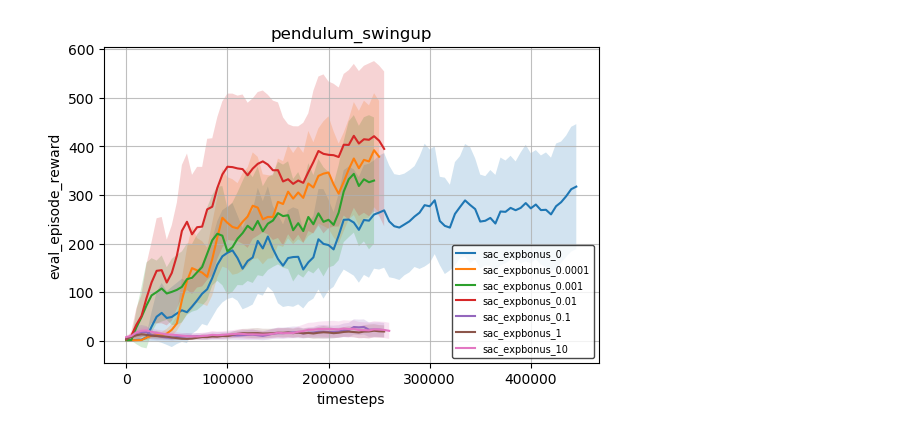
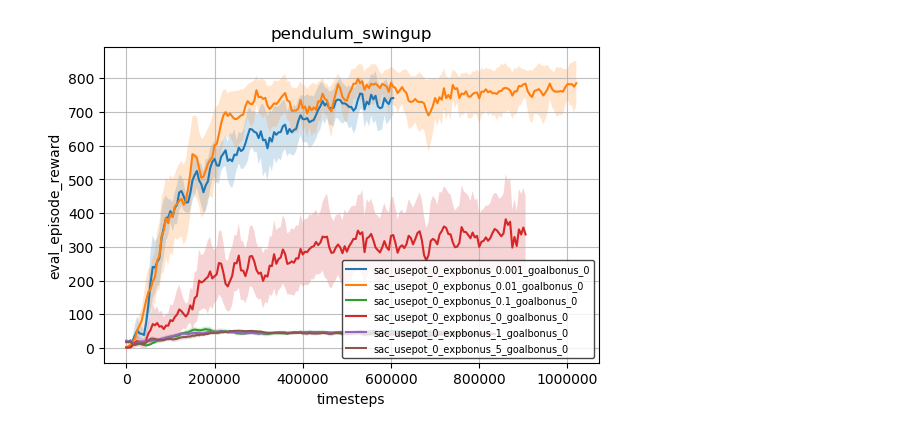
Before and after one commit to 1nadequacy/dist_expl, a Jupyter notebook: bench_dmc_rl.ipynb, the cells around one changed output. Saved outputs shown, nothing was run; the diff lists cells and outputs as text; code cells hidden in the pictures.

```diff
--- a/bench_dmc_rl.ipynb
+++ b/bench_dmc_rl.ipynb
@@ -25,10 +86,10 @@ gu.plot_experiment(
 # %%
 gu.plot_experiment(
     'pendulum_swingup',
-    'sac',
+    'sac_usepot_0',
     root=ROOT,
     train=False,
     value_name='eval_episode_reward',
     baselines_data=None)
 # %% [output]
-[figure, old version]
+[figure, new version]
```
Also changed, not shown: parts of 21 cells of this notebook, 4 other files.
